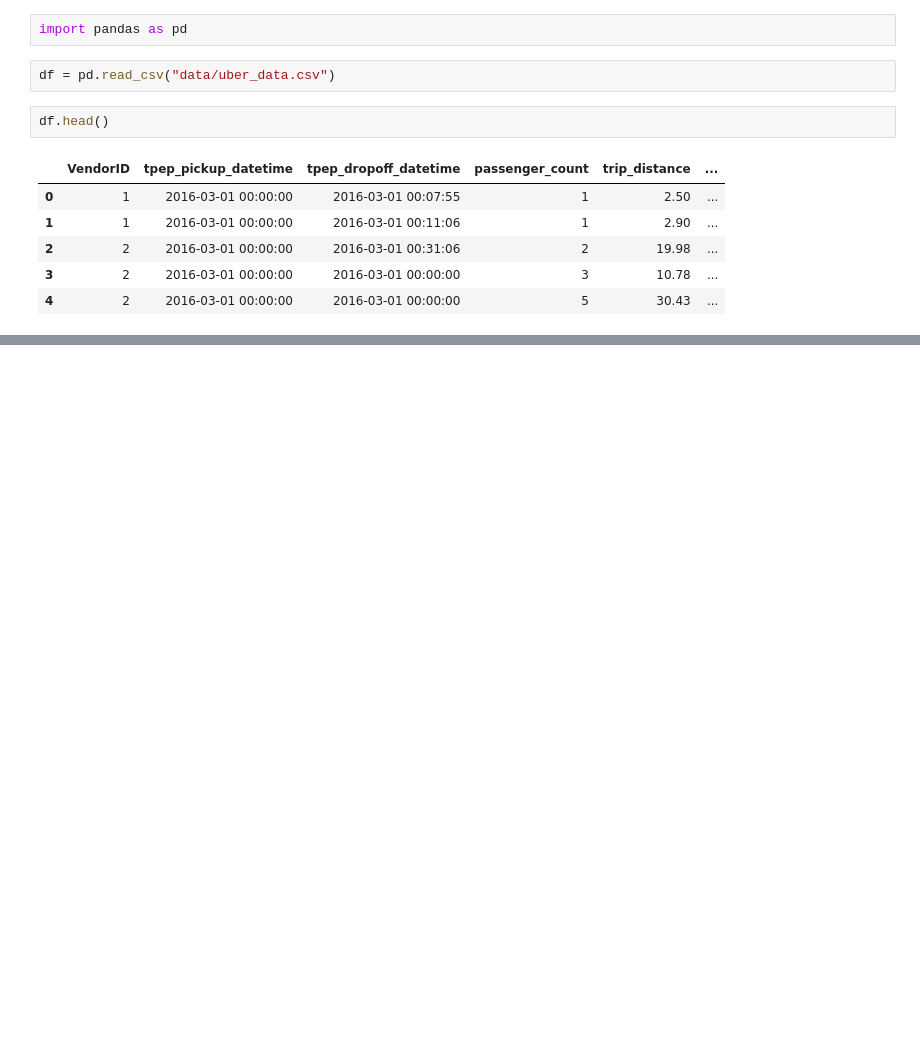
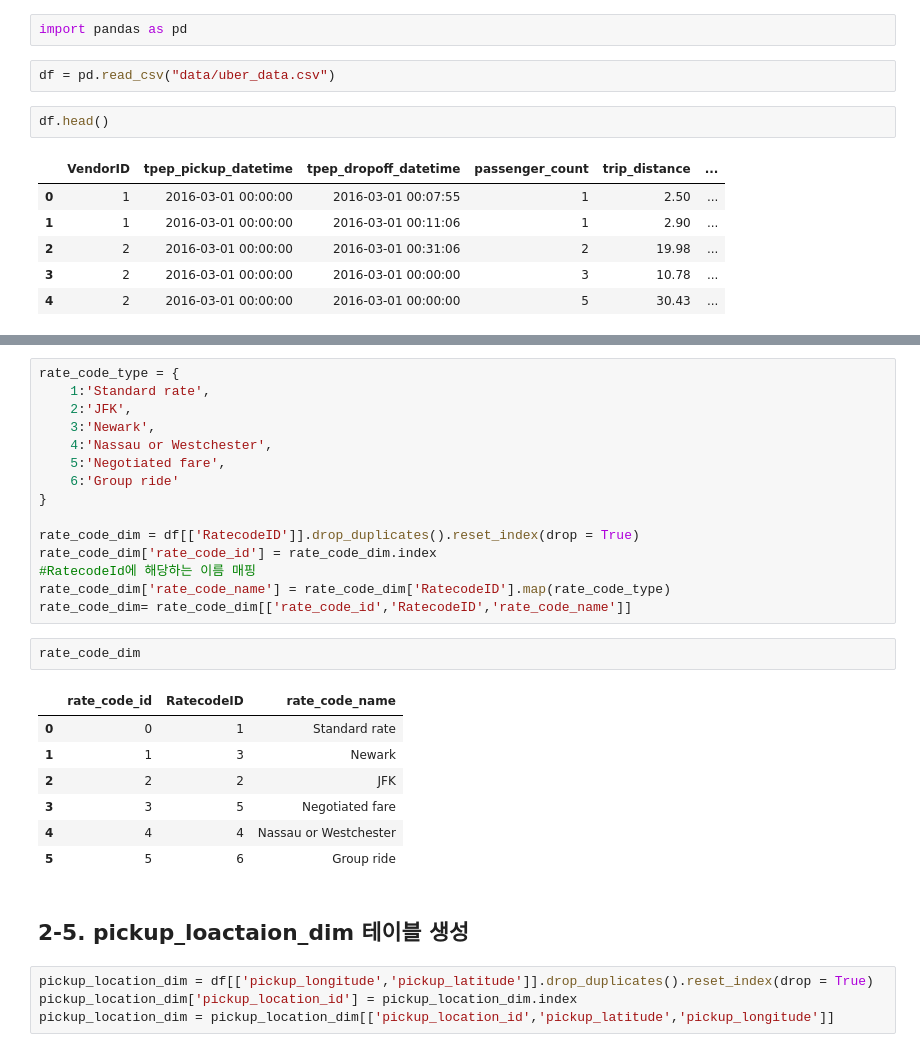
Before and after one commit to EunSeo35/uber_etl_proj, a Jupyter notebook: Uber.ipynb, the cells around one changed output, grey strips where cells are left out. Saved outputs shown, nothing was run; the diff lists cells and outputs as text; blank space fills up the shorter version.

```diff
--- a/Uber.ipynb
+++ b/Uber.ipynb
@@ -13,0 +154,31 @@ df.head()
+# %%
+rate_code_type = {
+    1:'Standard rate',
+    2:'JFK',
+    3:'Newark',
+    4:'Nassau or Westchester',
+    5:'Negotiated fare',
+    6:'Group ride'
+}
+
+rate_code_dim = df[['RatecodeID']].drop_duplicates().reset_index(drop = True)
+rate_code_dim['rate_code_id'] = rate_code_dim.index
+#RatecodeId에 해당하는 이름 매핑
+rate_code_dim['rate_code_name'] = rate_code_dim['RatecodeID'].map(rate_code_type)
+rate_code_dim= rate_code_dim[['rate_code_id','RatecodeID','rate_code_name']]
+# %%
+rate_code_dim
+# %% [output]
+|  | rate_code_id | RatecodeID | rate_code_name |
+| 0 | 0 | 1 | Standard rate |
+| 1 | 1 | 3 | Newark |
+| 2 | 2 | 2 | JFK |
+| 3 | 3 | 5 | Negotiated fare |
+| 4 | 4 | 4 | Nassau or Westchester |
+| 5 | 5 | 6 | Group ride |
+# %% [markdown]
+## 2-5. pickup_loactaion_dim 테이블 생성
+# %%
+pickup_location_dim = df[['pickup_longitude','pickup_latitude']].drop_duplicates().reset_index(drop = True)
+pickup_location_dim['pickup_location_id'] = pickup_location_dim.index
+pickup_location_dim = pickup_location_dim[['pickup_location_id','pickup_latitude','pickup_longitude']]
```
Also changed, not shown: parts of 22 cells of this notebook.
